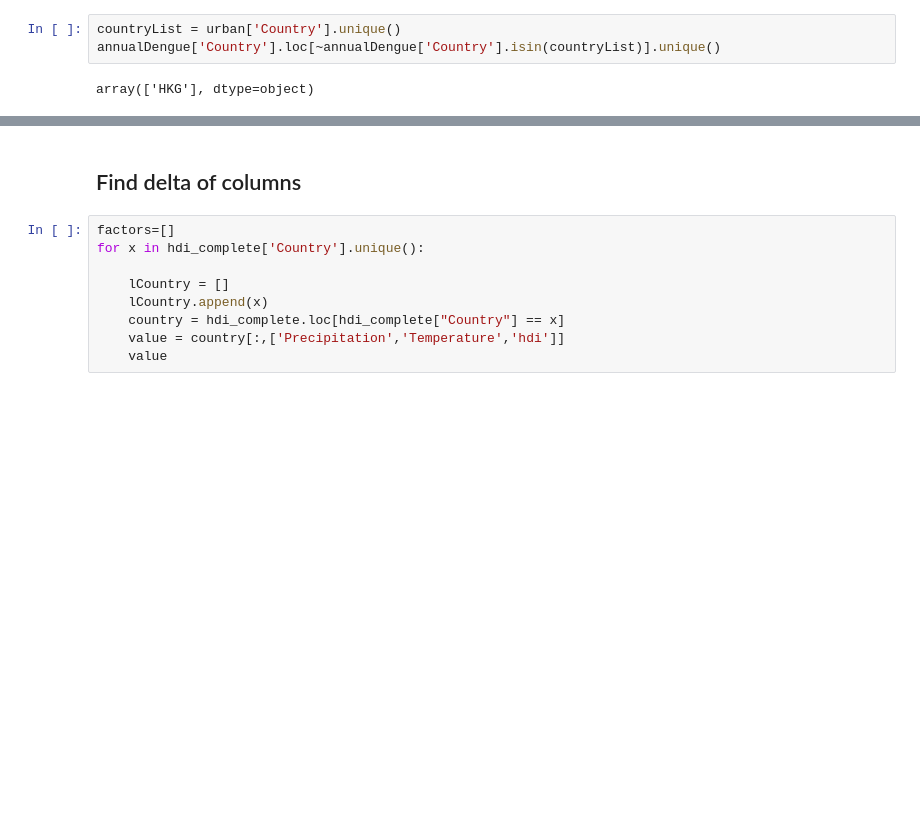
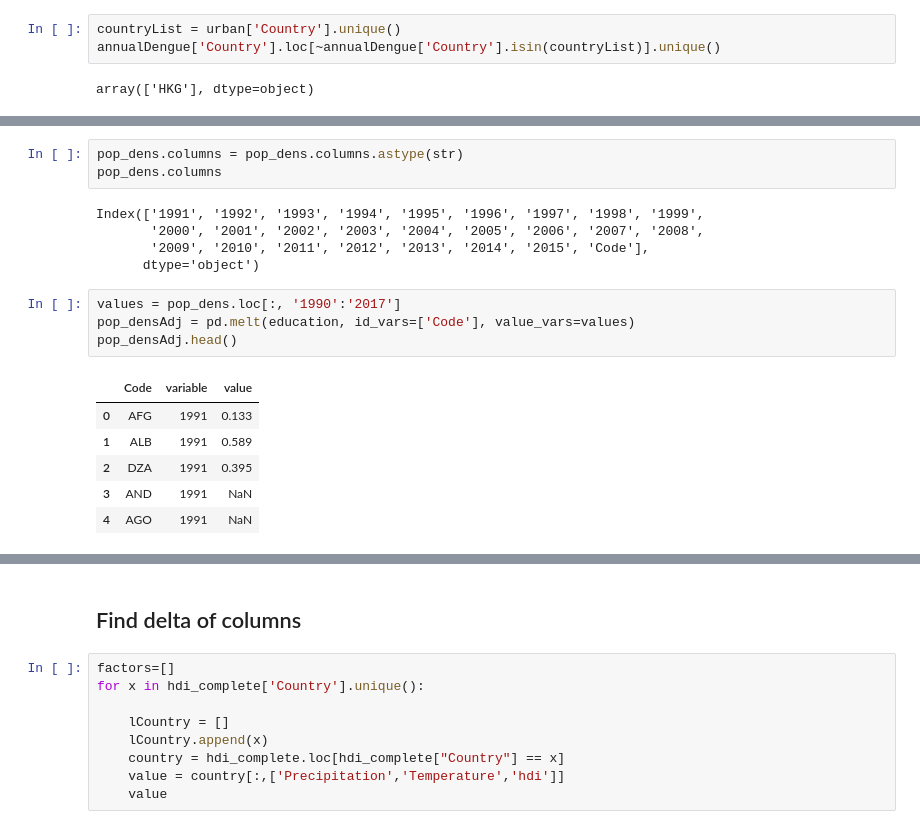
Before and after one commit to QuirkyDataScientist1978/project_dengue_fever, a Jupyter notebook: Final_Project_IP.ipynb, the cells around one changed output, grey strips where cells are left out. Drawn from its saved outputs; the diff is of its cells as text; blank space fills up the shorter version.

```diff
--- a/Final_Project_IP.ipynb
+++ b/Final_Project_IP.ipynb
@@ -887,0 +934,19 @@ data.describe()
+# %%
+pop_dens.columns = pop_dens.columns.astype(str)
+pop_dens.columns
+# %% [output]
+Index(['1991', '1992', '1993', '1994', '1995', '1996', '1997', '1998', '1999',
+       '2000', '2001', '2002', '2003', '2004', '2005', '2006', '2007', '2008',
+       '2009', '2010', '2011', '2012', '2013', '2014', '2015', 'Code'],
+      dtype='object')
+# %%
+values = pop_dens.loc[:, '1990':'2017']
+pop_densAdj = pd.melt(education, id_vars=['Code'], value_vars=values)
+pop_densAdj.head()
+# %% [output]
+|  | Code | variable | value |
+| 0 | AFG | 1991 | 0.133 |
+| 1 | ALB | 1991 | 0.589 |
+| 2 | DZA | 1991 | 0.395 |
+| 3 | AND | 1991 | NaN |
+| 4 | AGO | 1991 | NaN |
```
Also changed, not shown: parts of 12 cells of this notebook, 1 other file.
